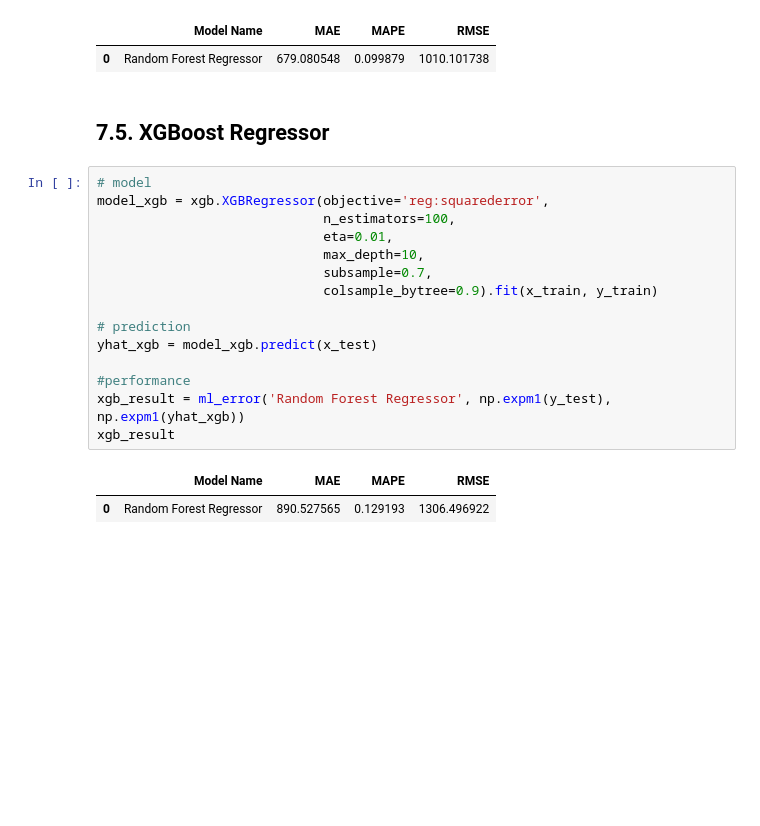
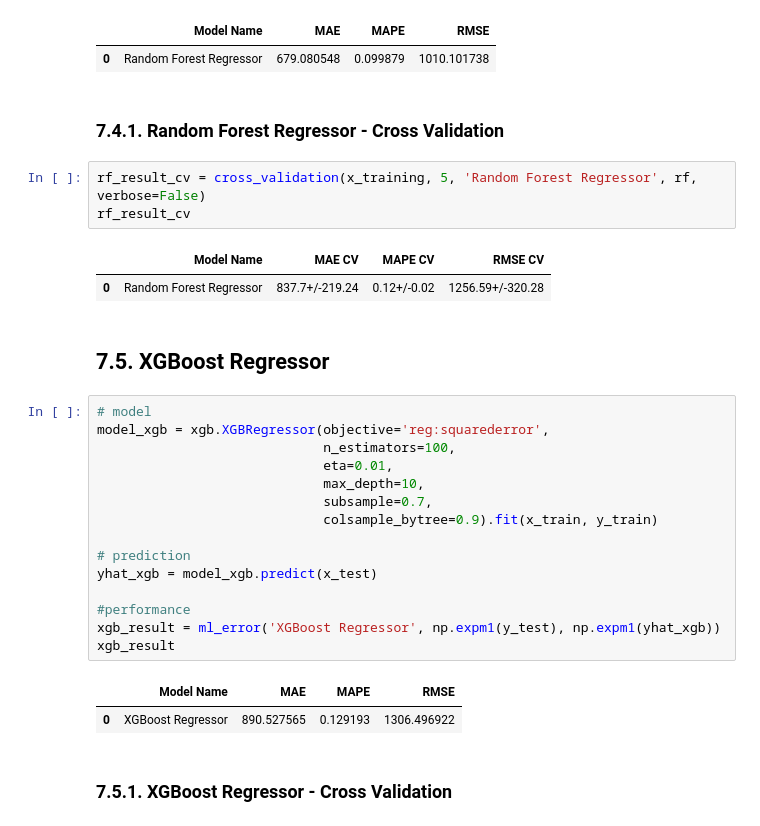
Before and after one commit to felipefvasconcelos/Rossman_Sales_Prediction, a Jupyter notebook: Modulo_07.ipynb, the cells around one changed output. Saved outputs shown, nothing was run; the diff lists cells and outputs as text; blank space fills up the shorter version.

```diff
--- a/Modulo_07.ipynb
+++ b/Modulo_07.ipynb
@@ -984,23 +1056,33 @@ rf_result
 # %% [output]
 |  | Model Name | MAE | MAPE | RMSE |
 | 0 | Random Forest Regressor | 679.080548 | 0.099879 | 1010.101738 |
+# %% [markdown]
+### 7.4.1. Random Forest Regressor - Cross Validation
+# %%
+rf_result_cv = cross_validation(x_training, 5, 'Random Forest Regressor', rf, verbose=False)
+rf_result_cv
+# %% [output]
+|  | Model Name | MAE CV | MAPE CV | RMSE CV |
+| 0 | Random Forest Regressor | 837.7+/-219.24 | 0.12+/-0.02 | 1256.59+/-320.28 |
 # %% [markdown]
 ## 7.5. XGBoost Regressor
 # %%
 # model
 model_xgb = xgb.XGBRegressor(objective='reg:squarederror',
                              n_estimators=100,
                              eta=0.01,
                              max_depth=10,
                              subsample=0.7,
                              colsample_bytree=0.9).fit(x_train, y_train)
 
 # prediction
 yhat_xgb = model_xgb.predict(x_test)
 
 #performance
-xgb_result = ml_error('Random Forest Regressor', np.expm1(y_test), np.expm1(yhat_xgb))
+xgb_result = ml_error('XGBoost Regressor', np.expm1(y_test), np.expm1(yhat_xgb))
 xgb_result
 # %% [output]
 |  | Model Name | MAE | MAPE | RMSE |
-| 0 | Random Forest Regressor | 890.527565 | 0.129193 | 1306.496922 |
+| 0 | XGBoost Regressor | 890.527565 | 0.129193 | 1306.496922 |
+# %% [markdown]
+### 7.5.1. XGBoost Regressor - Cross Validation
```
Also changed, not shown: parts of 16 cells of this notebook.
